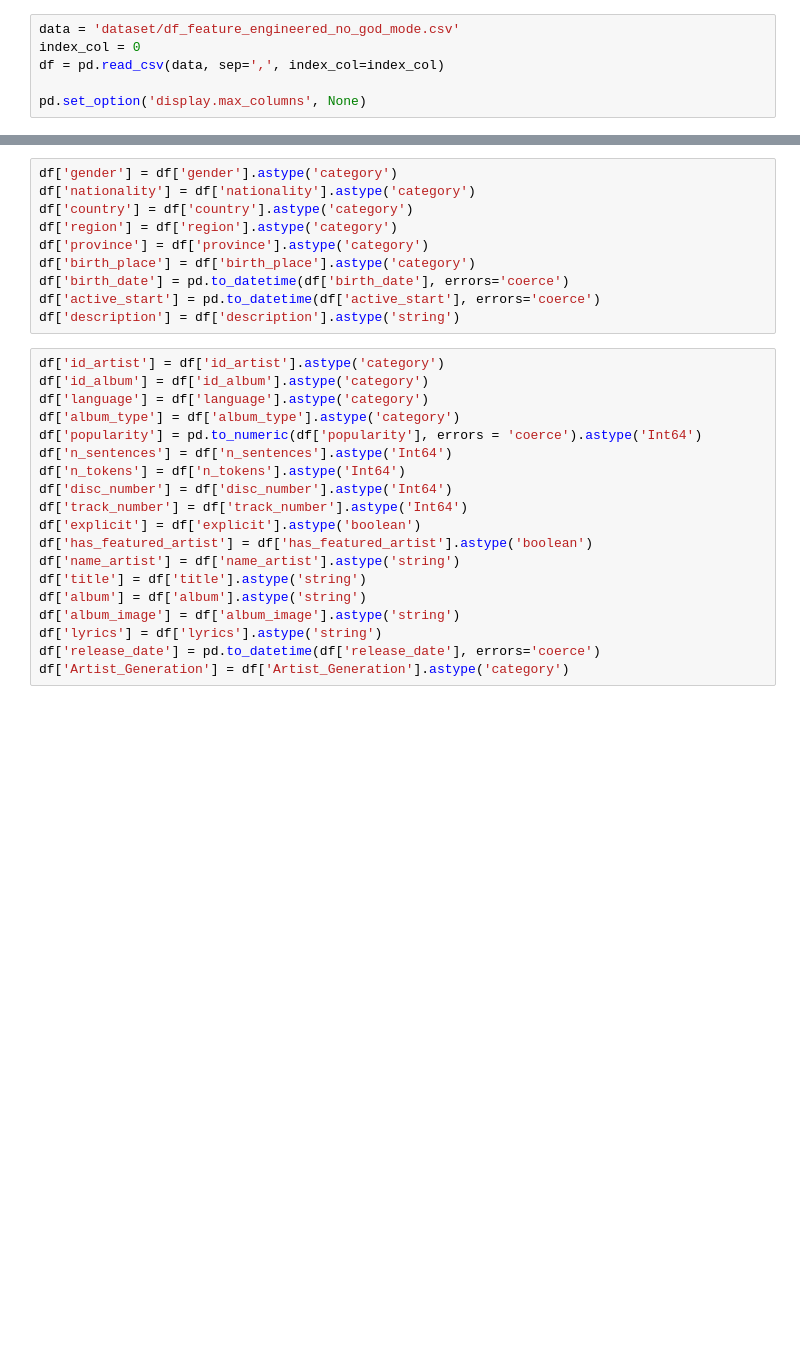
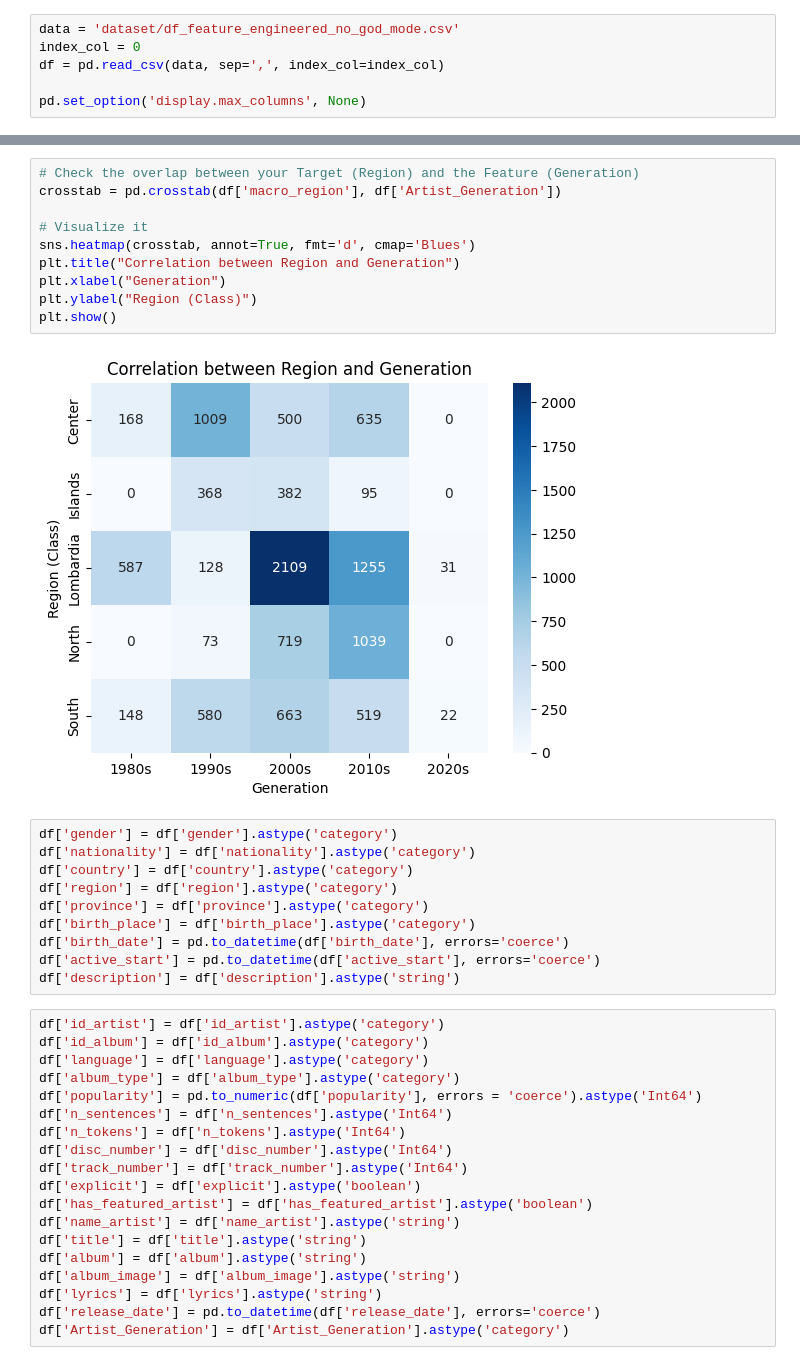
Before and after one commit to Syreel/DataMining, a Jupyter notebook: predictive_analysis.ipynb, the cells around one changed output, grey strips where cells are left out. Saved outputs shown, nothing was run; the diff lists cells and outputs as text; blank space fills up the shorter version.

```diff
--- a/predictive_analysis.ipynb
+++ b/predictive_analysis.ipynb
@@ -22,3 +43,15 @@ pd.set_option('display.max_columns', None)
+# %%
+# Check the overlap between your Target (Region) and the Feature (Generation)
+crosstab = pd.crosstab(df['macro_region'], df['Artist_Generation'])
+
+# Visualize it
+sns.heatmap(crosstab, annot=True, fmt='d', cmap='Blues')
+plt.title("Correlation between Region and Generation")
+plt.xlabel("Generation")
+plt.ylabel("Region (Class)")
+plt.show()
+# %% [output]
+[figure, added]
 # %%
 df['gender'] = df['gender'].astype('category')
 df['nationality'] = df['nationality'].astype('category')
```
Also changed, not shown: parts of 12 cells of this notebook, 3 other files.
